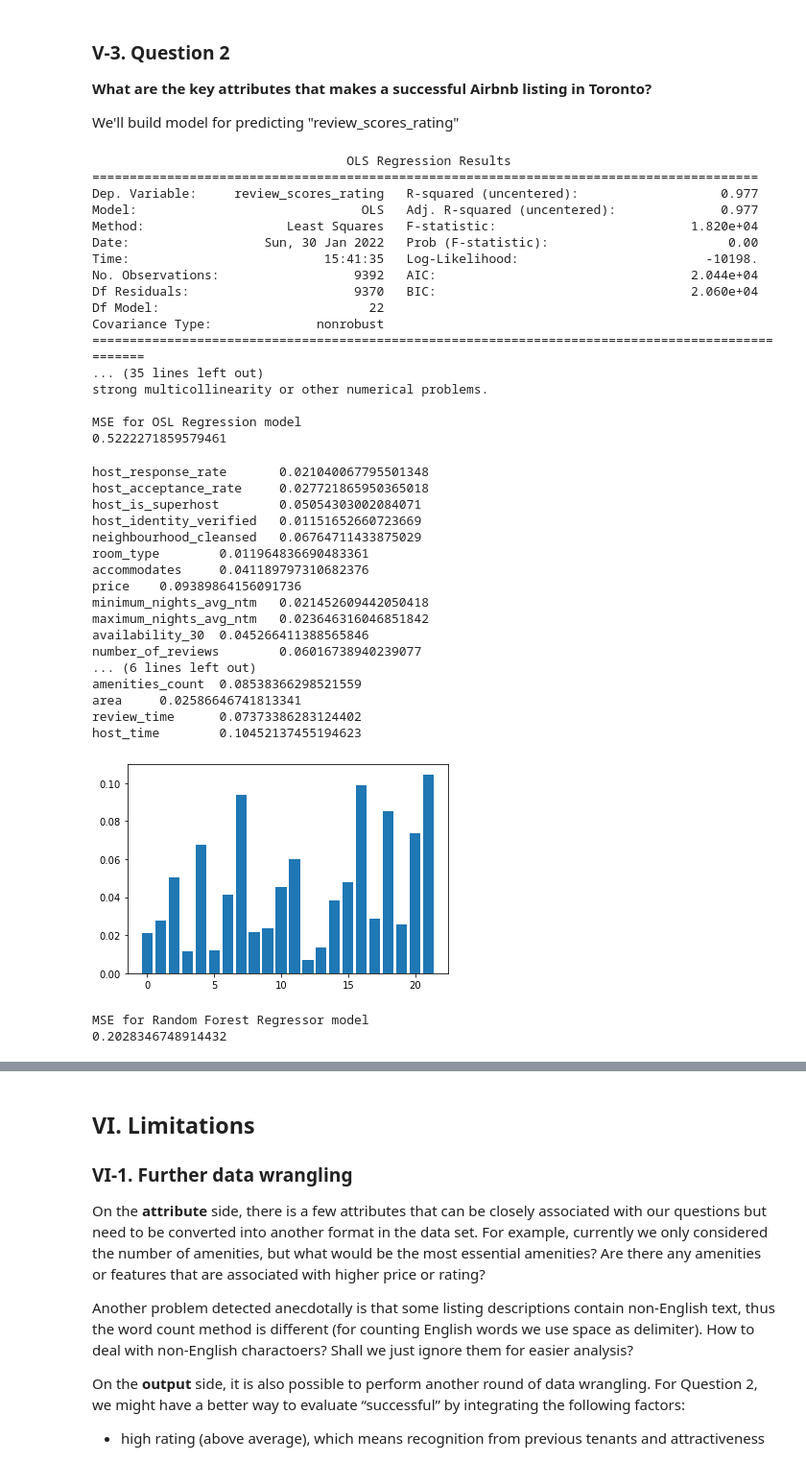
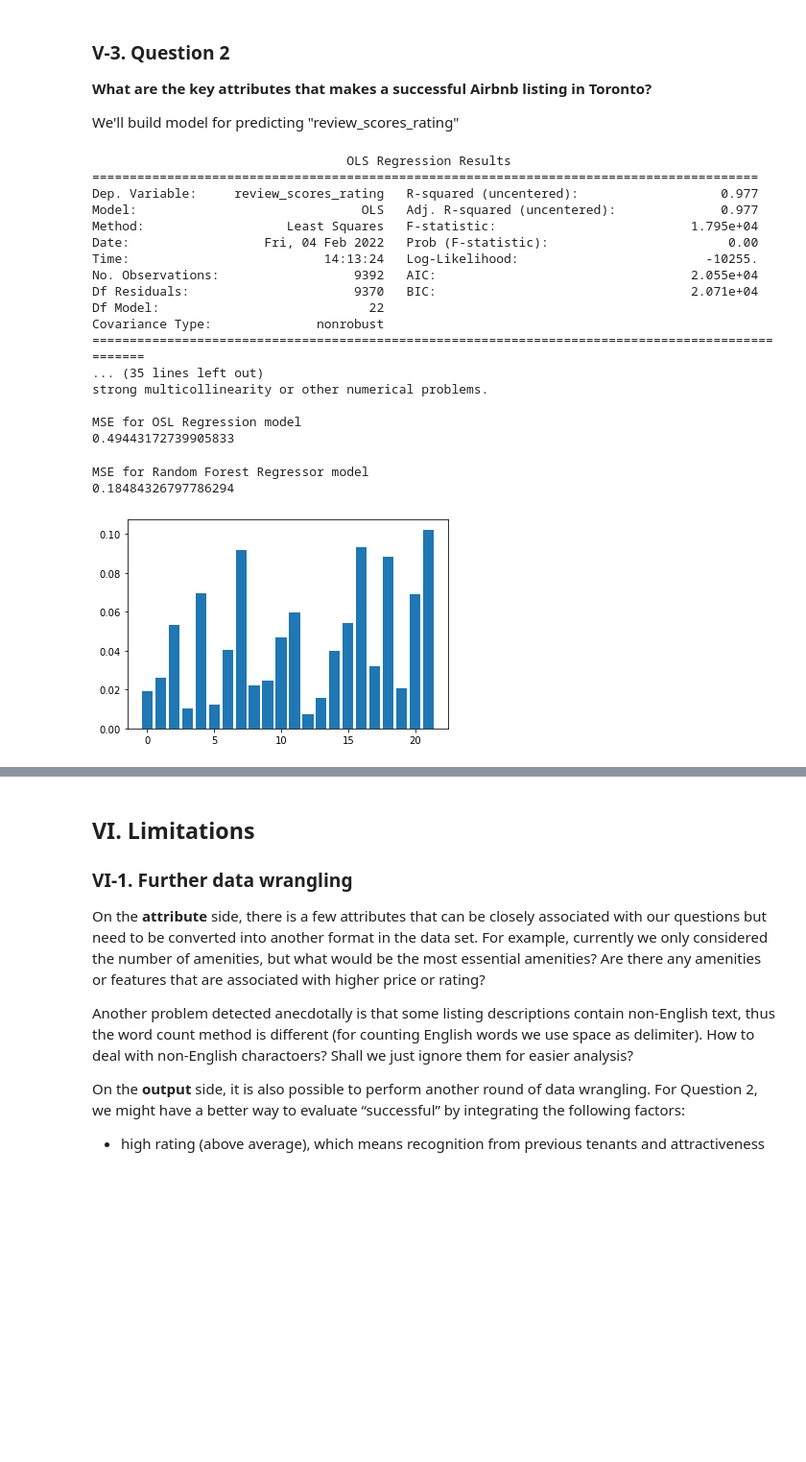
Before and after one commit to dailyLi/airbnb_da, a Jupyter notebook: airbnb_da.ipynb, the cells around one changed output, grey strips where cells are left out. Shown at 96% size. Saved outputs shown, nothing was run; the diff lists cells and outputs as text; code cells hidden in the pictures; blank space fills up the shorter version.

```diff
--- a/airbnb_da.ipynb
+++ b/airbnb_da.ipynb
@@ -584,26 +596,27 @@ According to random forest regression model, the key factors that affect price a
 **What are the key attributes that makes a successful Airbnb listing in Toronto?**
 
 We'll build model for predicting "review_scores_rating"
+# %%
+X_q2 = data_cleaned_6[data_cleaned_6.columns[~data_cleaned_6.columns.isin(["review_scores_rating"])]]
+y_q2 = data_cleaned_6["review_scores_rating"]
+X_train_q2, X_test_q2, y_train_q2, y_test_q2 = train_test_split(X_q2, y_q2, test_size=0.2)
 # %%
-X = data_cleaned_6[data_cleaned_6.columns[~data_cleaned_6.columns.isin(["review_scores_rating"])]]
-y = data_cleaned_6["review_scores_rating"]
-X_train, X_test, y_train, y_test = train_test_split(X, y, test_size=0.2)
-regr = sm.OLS(y_train, X_train)
-pred_rating = regr.fit()
+regr_q2 = sm.OLS(y_train_q2, X_train_q2)
+pred_rating = regr_q2.fit()
 print(pred_rating.summary())
-y_pred = pred_rating.predict(X_test)
+y_pred_q2 = pred_rating.predict(X_test_q2)
 print("\nMSE for OSL Regression model")
-print(metrics.mean_squared_error(y_test, y_pred))
+print(metrics.mean_squared_error(y_test_q2, y_pred_q2))
 # %% [output]
                                   OLS Regression Results
 =========================================================================================
 Dep. Variable:     review_scores_rating   R-squared (uncentered):                   0.977
 Model:                              OLS   Adj. R-squared (uncentered):              0.977
-Method:                   Least Squares   F-statistic:                          1.820e+04
-Date:                  Sun, 30 Jan 2022   Prob (F-statistic):                        0.00
-Time:                          15:41:35   Log-Likelihood:                         -10198.
-No. Observations:                  9392   AIC:                                  2.044e+04
-Df Residuals:                      9370   BIC:                                  2.060e+04
+Method:                   Least Squares   F-statistic:                          1.795e+04
+Date:                  Fri, 04 Feb 2022   Prob (F-statistic):                        0.00
+Time:                          14:13:24   Log-Likelihood:                         -10255.
+No. Observations:                  9392   AIC:                                  2.055e+04
+Df Residuals:                      9370   BIC:                                  2.071e+04
 Df Model:                            22
 Covariance Type:              nonrobust
 ==================================================================================================
@@ -611,38 +624,20 @@ Covariance Type:              nonrobust
 strong multicollinearity or other numerical problems.
 
 MSE for OSL Regression model
-0.5222271859579461
+0.49443172739905833
-# %%
-regressor = RandomForestRegressor(n_estimators = 50, random_state = 0)
-regressor.fit(X_train, y_train)
-y_pred_rf = regressor.predict(X_test)
-importance = regressor.feature_importances_
-for i,v in enumerate(importance):
-    print(X_test.columns[i]+'\t', v)
-
-pyplot.bar([x for x in range(len(importance))], importance)
-pyplot.show()
-
-print("\nMSE for Random Forest Regressor model")
-print(metrics.mean_squared_error(y_test, y_pred_rf))
-# %% [output]
-host_response_rate       0.021040067795501348
-host_acceptance_rate     0.027721865950365018
-host_is_superhost        0.05054303002084071
-host_identity_verified   0.01151652660723669
-neighbourhood_cleansed   0.06764711433875029
-room_type        0.011964836690483361
-accommodates     0.041189797310682376
-price    0.09389864156091736
-minimum_nights_avg_ntm   0.021452609442050418
-maximum_nights_avg_ntm   0.023646316046851842
-availability_30  0.045266411388565846
-number_of_reviews        0.06016738940239077
-... (6 lines left out)
-amenities_count  0.08538366298521559
-area     0.02586646741813341
-review_time      0.07373386283124402
-host_time        0.10452137455194623
-[figure, removed]
-MSE for Random Forest Regressor model
-0.2028346748914432
+# %%
+regressor_q2 = RandomForestRegressor(n_estimators = 50, random_state = 0)
+regressor_q2.fit(X_train_q2, y_train_q2)
+y_pred_rf_q2 = regressor_q2.predict(X_test_q2)
+print("\nMSE for Random Forest Regressor model")
+print(metrics.mean_squared_error(y_test_q2, y_pred_rf_q2))
+# %% [output]
+MSE for Random Forest Regressor model
+0.18484326797786294
+# %%
+importance_q2 = regressor_q2.feature_importances_
+
+pyplot.bar([x for x in range(len(importance_q2))], importance_q2)
+pyplot.show()
+# %% [output]
+[figure, added]
```
Also changed, not shown: parts of 16 cells of this notebook.
